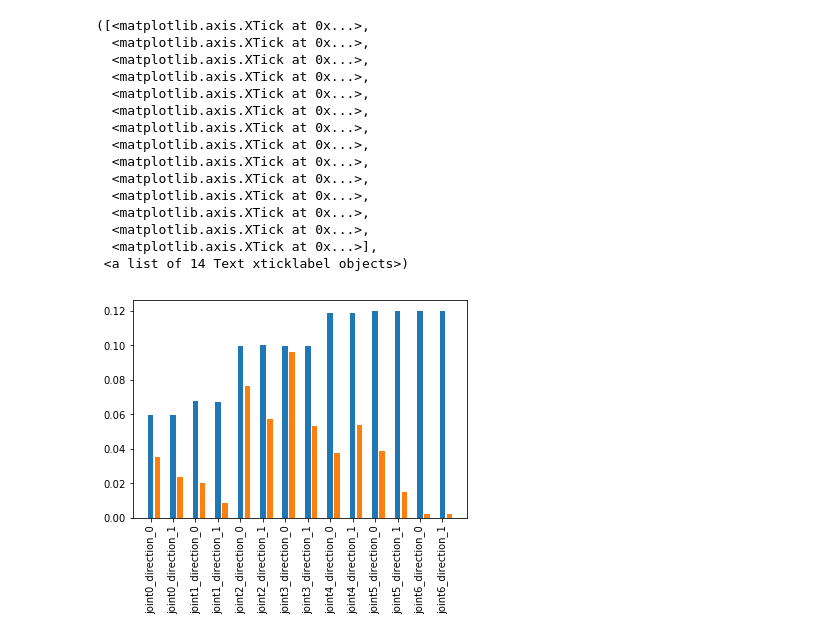
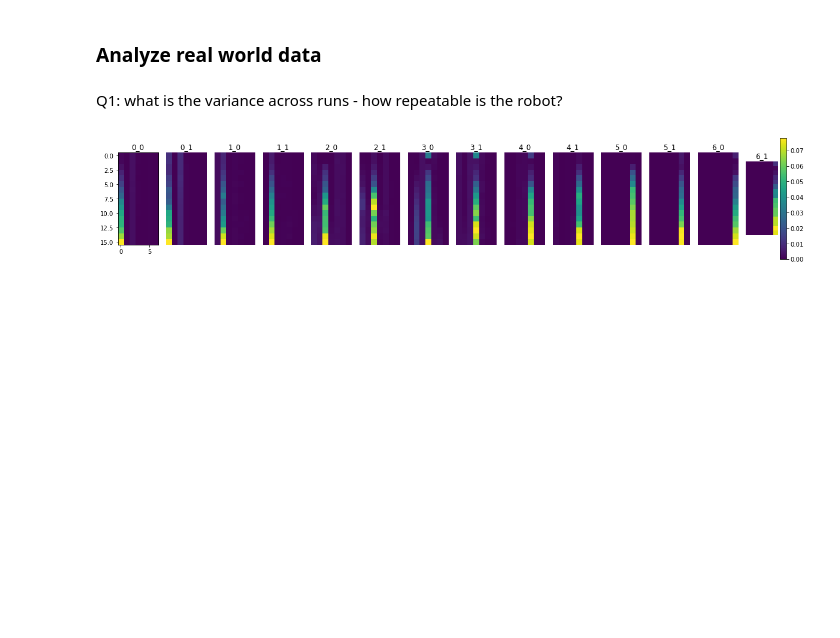
Before and after one commit to Fantastic-c-c/rlkit, a Jupyter notebook: torque-control-debug.ipynb, the cells around one changed output. Cells and saved outputs as stored; diff of their text form; code cells hidden in the pictures; blank space fills up the shorter version.

Commit message:
updating notebook to include more analysis of real robot data

```diff
--- a/torque-control-debug.ipynb
+++ b/torque-control-debug.ipynb
@@ -38,28 +54,47 @@ for k,v in real_ordered.items():
-# %%
-# make x-coords so that sim and real can be plotted side by side
-num_data = len(sim_ordered.keys()) * 3
-sim_x = list(np.linspace(num_data, 0, 14))
-sim_x.reverse()
-real_x = np.array(sim_x) + 1
-
-# do the plotting (sim is blue, real is orange)
-plt.bar(sim_x, list(sim_ordered.values()))
-plt.bar(real_x, list(real_ordered.values()))
-plt.xticks(sim_x, list(sim_ordered.keys()), rotation='vertical')
-# %% [output]
-([<matplotlib.axis.XTick at 0x...>,
-  <matplotlib.axis.XTick at 0x...>,
-  <matplotlib.axis.XTick at 0x...>,
-  <matplotlib.axis.XTick at 0x...>,
-  <matplotlib.axis.XTick at 0x...>,
-  <matplotlib.axis.XTick at 0x...>,
-  <matplotlib.axis.XTick at 0x...>,
-  <matplotlib.axis.XTick at 0x...>,
-  <matplotlib.axis.XTick at 0x...>,
-  <matplotlib.axis.XTick at 0x...>,
-  <matplotlib.axis.XTick at 0x...>,
-  <matplotlib.axis.XTick at 0x...>,
-  <matplotlib.axis.XTick at 0x...>,
-  <matplotlib.axis.XTick at 0x...>],
- <a list of 14 Text xticklabel objects>)
-[figure, removed]
+# %% [markdown]
+### Analyze real world data
+# %%
+import pickle
+
+with open('real_torque_joint_data.pkl', 'rb') as f:
+    data = pickle.load(f)
+
+# each key is for a different joint moving
+#for k in data.keys():
+    # each entry is for each of 10 runs
+    # for each run, there are 16 timesteps (incl initial one)
+    # for each timestep, there are 7 torque values, and 7 joint angle values
+    #print(data[k][0][0])
+    #break
+# %% [markdown]
+Q1: what is the variance across runs - how repeatable is the robot?
+# %%
+# Each plot is for a different joint movement (7 joints, fwd / back for each)
+# The horizontal axis is the joint (7 of them), the vertical axis is the timestep
+# The heatmap values show the variance over 10 runs of that joint at that timestep
+
+# A: the most variance is across the joint being moved, and the std is about 4 degrees by end of trajectory
+
+fig, axes = plt.subplots(1, 14, figsize=(20, 5))
+
+for i, k in enumerate(sorted(data.keys())):
+    m = np.zeros((10, 16, 7))
+    for a, run in enumerate(data[k]):
+        for b, timestep in enumerate(run):
+            #print(timestep[1])
+            m[a, b, :] = timestep[1]
+    #print(m[:, 0, :])
+    #break
+    std = np.sqrt(np.var(m, axis=0))
+    #print('max var of {}'.format(k), np.max(std), np.argmax(std))
+    #print('median var of {}'.format(k), np.median(std))
+    foo = axes[i].imshow(std)
+    parts = k.split('_')
+    title = '{}_{}'.format(parts[0][-1], parts[2][0])
+    axes[i].title.set_text(title)
+
+plt.colorbar(mappable=foo)
+for ax in axes[1:]:
+    ax.axis('off')
+# %% [output]
+[figure, added]
```
Also changed, not shown: parts of 7 cells of this notebook.
